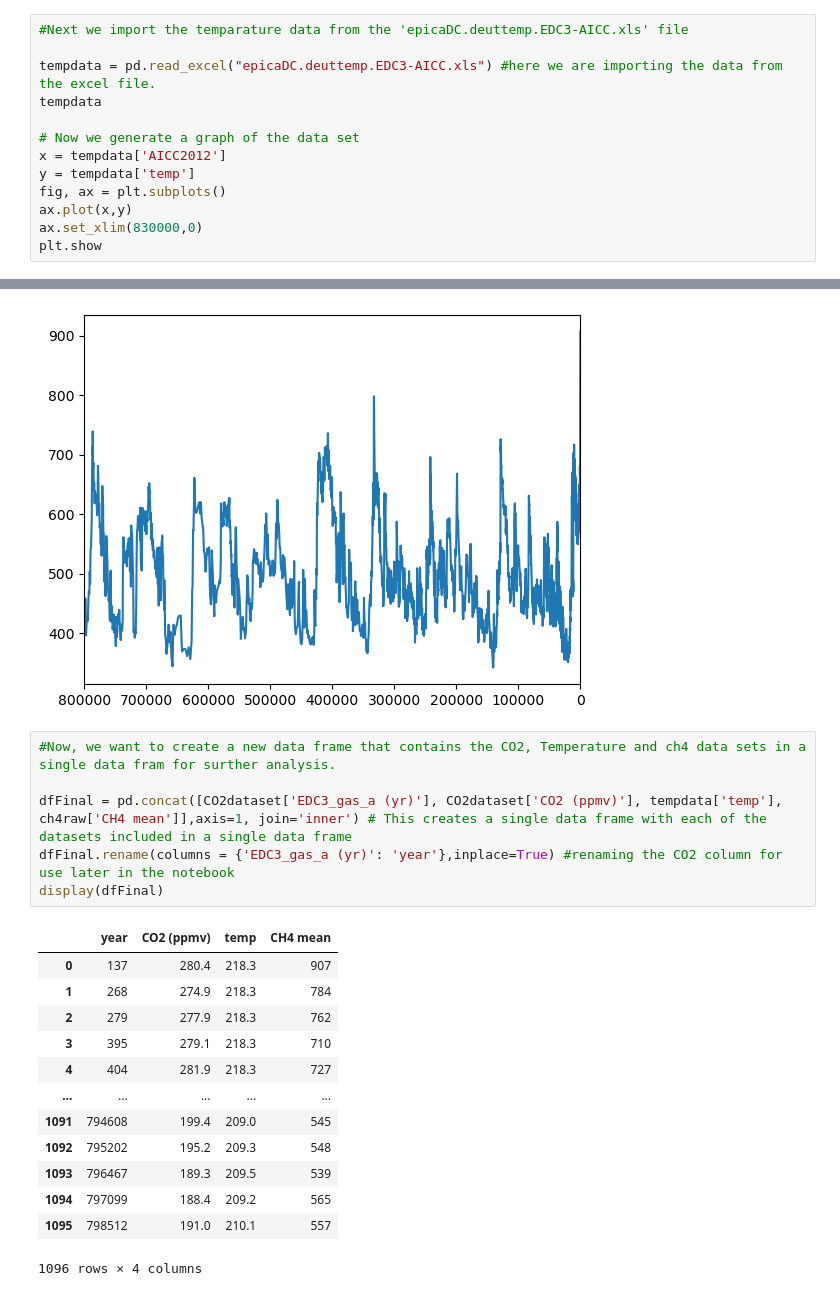
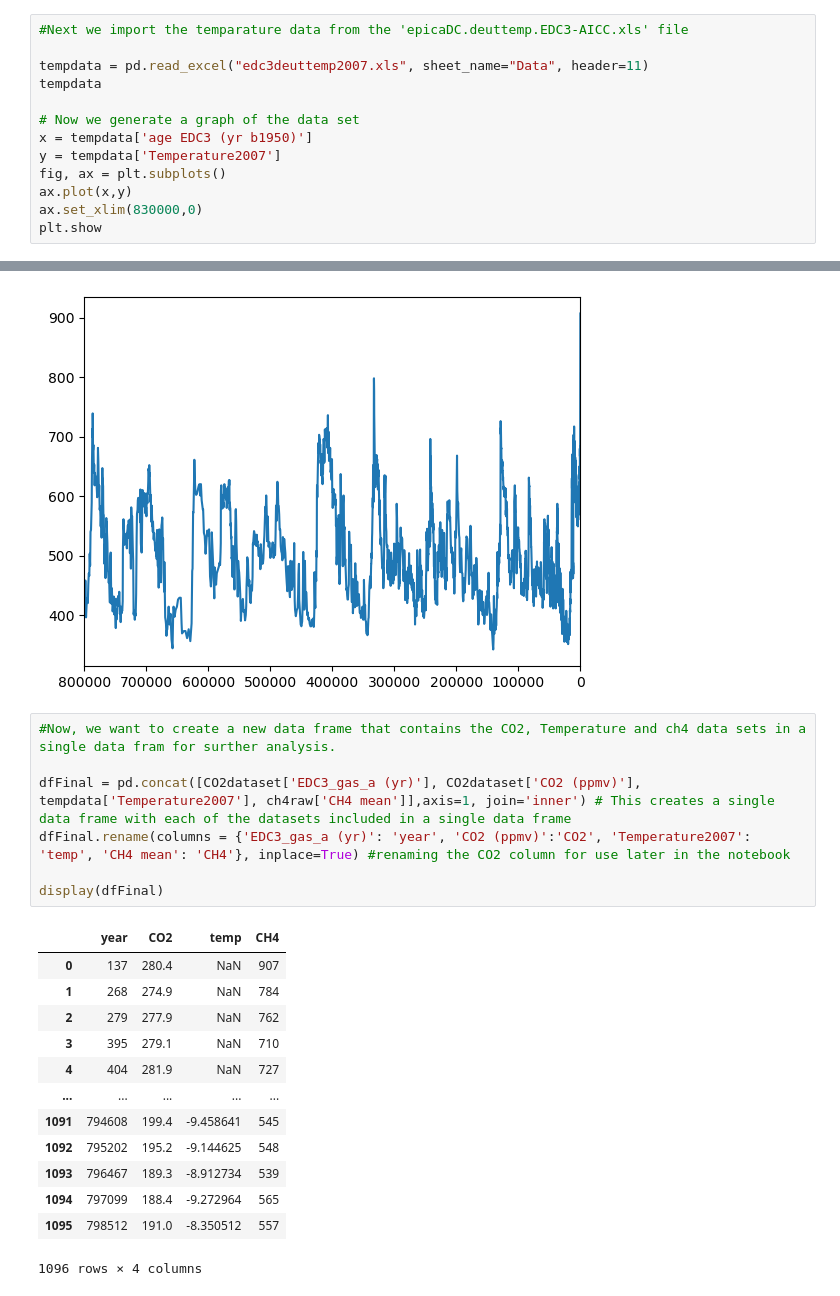
Before and after one commit to G00411301/PFDA-Project-2, a Jupyter notebook: PfDA_Project2.ipynb, the cells around one changed output, grey strips where cells are left out. Cells and saved outputs as stored; diff of their text form.

```diff
--- a/PfDA_Project2.ipynb
+++ b/PfDA_Project2.ipynb
@@ -82,12 +82,12 @@ plt.show
 # %%
 #Next we import the temparature data from the 'epicaDC.deuttemp.EDC3-AICC.xls' file
 
-tempdata = pd.read_excel("epicaDC.deuttemp.EDC3-AICC.xls") #here we are importing the data from the excel file.
+tempdata = pd.read_excel("edc3deuttemp2007.xls", sheet_name="Data", header=11)
 tempdata
 
 # Now we generate a graph of the data set
-x = tempdata['AICC2012']
-y = tempdata['temp']
+x = tempdata['age EDC3 (yr b1950)']
+y = tempdata['Temperature2007']
 fig, ax = plt.subplots()
 ax.plot(x,y)
 ax.set_xlim(830000,0)
@@ -129,20 +114,21 @@ plt.show
 # %%
 #Now, we want to create a new data frame that contains the CO2, Temperature and ch4 data sets in a single data fram for surther analysis.
 
-dfFinal = pd.concat([CO2dataset['EDC3_gas_a (yr)'], CO2dataset['CO2 (ppmv)'], tempdata['temp'], ch4raw['CH4 mean']],axis=1, join='inner') # This creates a single data frame with each of the datasets included in a single data frame
-dfFinal.rename(columns = {'EDC3_gas_a (yr)': 'year'},inplace=True) #renaming the CO2 column for use later in the notebook
+dfFinal = pd.concat([CO2dataset['EDC3_gas_a (yr)'], CO2dataset['CO2 (ppmv)'], tempdata['Temperature2007'], ch4raw['CH4 mean']],axis=1, join='inner') # This creates a single data frame with each of the datasets included in a single data frame
+dfFinal.rename(columns = {'EDC3_gas_a (yr)': 'year', 'CO2 (ppmv)':'CO2', 'Temperature2007': 'temp', 'CH4 mean': 'CH4'}, inplace=True) #renaming the CO2 column for use later in the notebook
+
 display(dfFinal)
 # %% [output]
-|  | year | CO2 (ppmv) | temp | CH4 mean |
-| 0 | 137 | 280.4 | 218.3 | 907 |
-| 1 | 268 | 274.9 | 218.3 | 784 |
-| 2 | 279 | 277.9 | 218.3 | 762 |
-| 3 | 395 | 279.1 | 218.3 | 710 |
-| 4 | 404 | 281.9 | 218.3 | 727 |
+|  | year | CO2 | temp | CH4 |
+| 0 | 137 | 280.4 | NaN | 907 |
+| 1 | 268 | 274.9 | NaN | 784 |
+| 2 | 279 | 277.9 | NaN | 762 |
+| 3 | 395 | 279.1 | NaN | 710 |
+| 4 | 404 | 281.9 | NaN | 727 |
 | ... | ... | ... | ... | ... |
-| 1091 | 794608 | 199.4 | 209.0 | 545 |
-| 1092 | 795202 | 195.2 | 209.3 | 548 |
-| 1093 | 796467 | 189.3 | 209.5 | 539 |
-| 1094 | 797099 | 188.4 | 209.2 | 565 |
-| 1095 | 798512 | 191.0 | 210.1 | 557 |
+| 1091 | 794608 | 199.4 | -9.458641 | 545 |
+| 1092 | 795202 | 195.2 | -9.144625 | 548 |
+| 1093 | 796467 | 189.3 | -8.912734 | 539 |
+| 1094 | 797099 | 188.4 | -9.272964 | 565 |
+| 1095 | 798512 | 191.0 | -8.350512 | 557 |
 1096 rows × 4 columns
```
Also changed, not shown: parts of 10 cells of this notebook, 5 other files.
